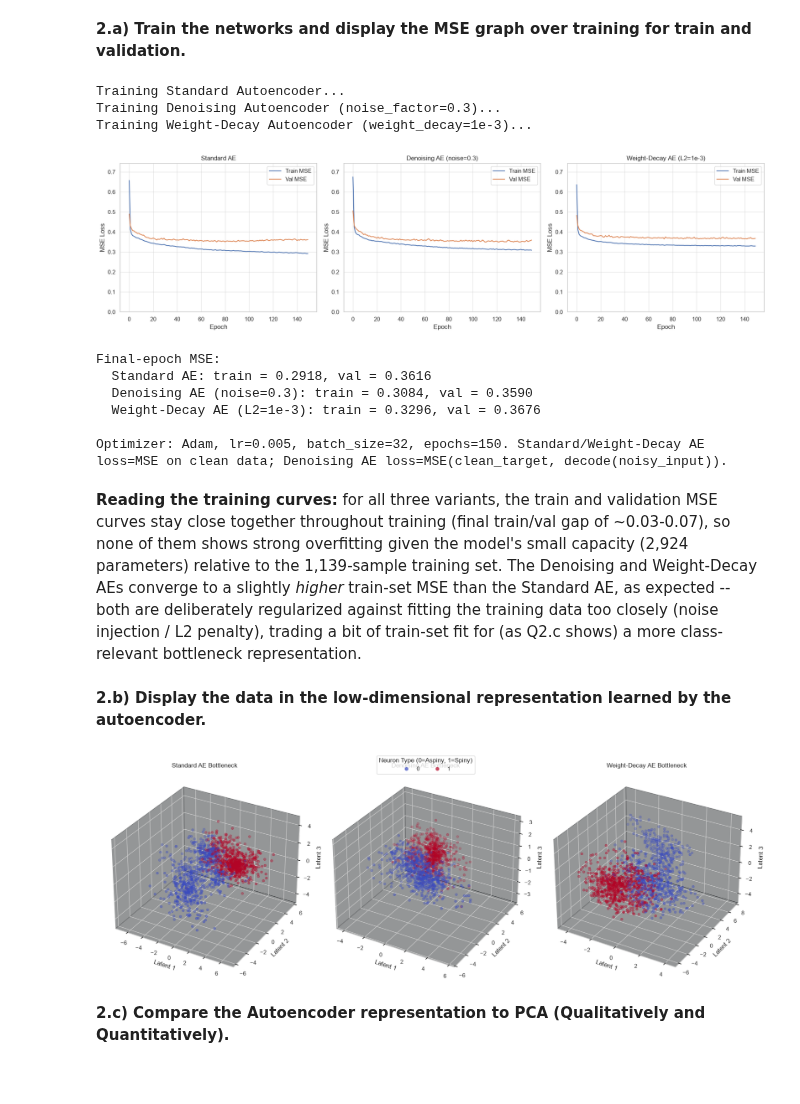
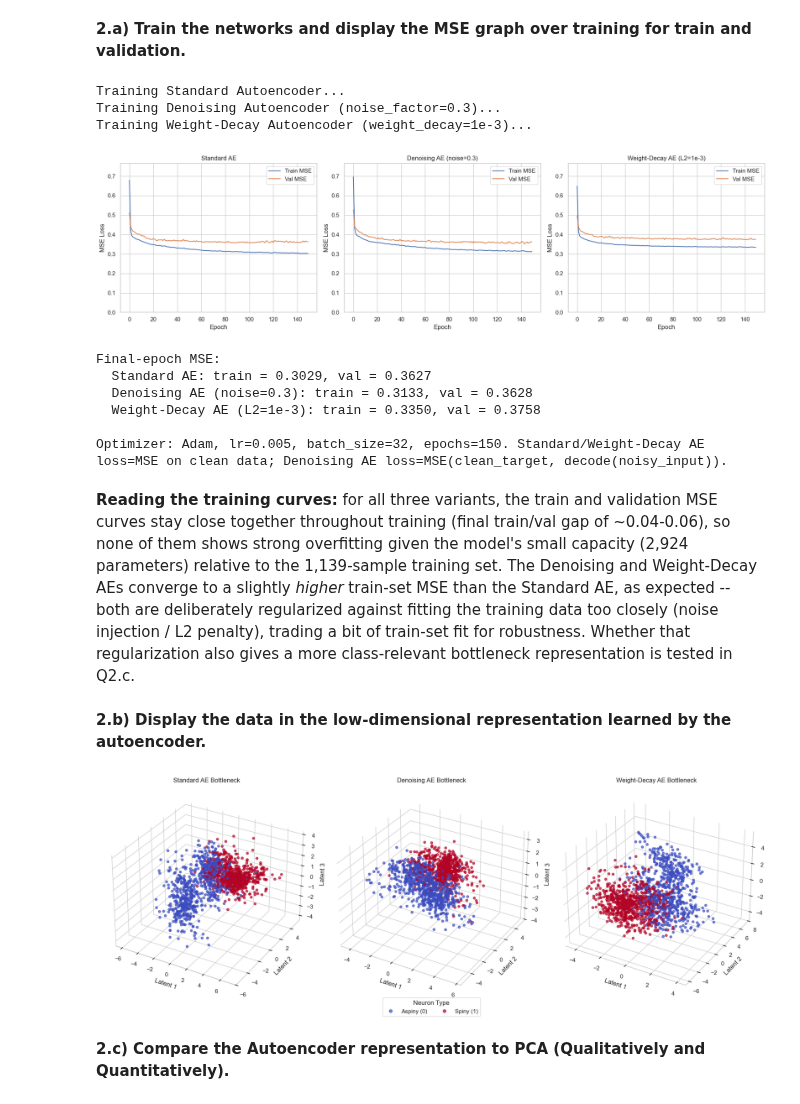
Before and after one commit to zassoulin/868369501-nn-final-project, a Jupyter notebook: Part_B.ipynb, the cells around one changed output. Drawn from its saved outputs; the diff is of its cells as text; code cells hidden in the pictures.

```diff
--- a/Part_B.ipynb
+++ b/Part_B.ipynb
@@ -21,6 +21,13 @@ import torch.optim as optim
 
 plt.rcParams['figure.figsize'] = (10, 6)
 sns.set_theme(style="whitegrid")
+
+
+def white_3d_panes(ax):
+    """Give a 3D axis plain white background panes (the seaborn theme draws them dark gray,
+    which makes the points hard to see once the figure is printed)."""
+    for axis in (ax.xaxis, ax.yaxis, ax.zaxis):
+        axis.set_pane_color((1.0, 1.0, 1.0, 1.0))
 # %% [markdown]
 ### Data Loading
 We load `feat_data.csv` and use only its numeric electrophysiological feature columns for the unsupervised learning algorithms (PCA, Autoencoder), ignoring the `dendrite_type` column entirely as an input feature -- it is used only afterwards, for coloring plots and validating/scoring the learned representations.
@@ -49,11 +58,21 @@ print(f"Class counts -> spiny: {(y == 1).sum()}, aspiny: {(y == 0).sum()}")
 scaler = StandardScaler()
 X_scaled = scaler.fit_transform(X)
 
-# Train/validation split, used for the Autoencoder training in Question 2 (the PCA analysis in
-# Question 1 uses the full standardized dataset, since PCA has no separate training procedure).
-X_train, X_val, y_train, y_val = train_test_split(
-    X_scaled, y, test_size=0.2, random_state=42, stratify=y
+# `X_scaled` above is used by the PCA analysis in Question 1, which has no held-out set: PCA is
+# fitted on the full dataset, so standardizing with the full dataset's statistics leaks nothing.
+
+# The Autoencoder in Question 2 does have a validation set, so for it we split FIRST and fit a
+# separate scaler on the training rows only. The validation rows are merely transformed with the
+# training mean/std -- fitting the scaler on all rows would let validation statistics leak into
+# training and make the validation MSE slightly optimistic.
+X_train_raw, X_val_raw, y_train, y_val = train_test_split(
+    X, y, test_size=0.2, random_state=42, stratify=y
 )
+ae_scaler = StandardScaler().fit(X_train_raw)
+X_train = ae_scaler.transform(X_train_raw)
+X_val = ae_scaler.transform(X_val_raw)
+# All 1,424 neurons in the Autoencoder's own input scale, for the bottleneck plots/metrics.
+X_ae_all = ae_scaler.transform(X)
 print(f"AE training data shape: {X_train.shape}, AE validation data shape: {X_val.shape}")
 # %% [output]
 Loading data from feat_data.csv...
@@ -317,46 +338,48 @@ Training Denoising Autoencoder (noise_factor=0.3)...
 Training Weight-Decay Autoencoder (weight_decay=1e-3)...
 [figure]
 Final-epoch MSE:
-  Standard AE: train = 0.2918, val = 0.3616
-  Denoising AE (noise=0.3): train = 0.3084, val = 0.3590
-  Weight-Decay AE (L2=1e-3): train = 0.3296, val = 0.3676
+  Standard AE: train = 0.3029, val = 0.3627
+  Denoising AE (noise=0.3): train = 0.3133, val = 0.3628
+  Weight-Decay AE (L2=1e-3): train = 0.3350, val = 0.3758
 
 Optimizer: Adam, lr=0.005, batch_size=32, epochs=150. Standard/Weight-Decay AE loss=MSE on clean data; Denoising AE loss=MSE(clean_target, decode(noisy_input)).
 # %% [markdown]
-**Reading the training curves:** for all three variants, the train and validation MSE curves stay close together throughout training (final train/val gap of ~0.03-0.07), so none of them shows strong overfitting given the model's small capacity (2,924 parameters) relative to the 1,139-sample training set. The Denoising and Weight-Decay AEs converge to a slightly *higher* train-set MSE than the Standard AE, as expected -- both are deliberately regularized against fitting the training data too closely (noise injection / L2 penalty), trading a bit of train-set fit for (as Q2.c shows) a more class-relevant bottleneck representation.
+**Reading the training curves:** for all three variants, the train and validation MSE curves stay close together throughout training (final train/val gap of ~0.04-0.06), so none of them shows strong overfitting given the model's small capacity (2,924 parameters) relative to the 1,139-sample training set. The Denoising and Weight-Decay AEs converge to a slightly *higher* train-set MSE than the Standard AE, as expected -- both are deliberately regularized against fitting the training data too closely (noise injection / L2 penalty), trading a bit of train-set fit for robustness. Whether that regularization also gives a more class-relevant bottleneck representation is tested in Q2.c.
 # %% [markdown]
 **2.b) Display the data in the low-dimensional representation learned by the autoencoder.**
 # %%
 # Extract bottleneck representations for the entire dataset, for all three AE variants
 def get_bottleneck(model, X):
     model.eval()
     with torch.no_grad():
         _, z = model(torch.FloatTensor(X))
     return z.numpy()
 
-X_ae_std = get_bottleneck(model_standard, X_scaled)
-X_ae_dae = get_bottleneck(model_denoising, X_scaled)
-X_ae_wd = get_bottleneck(model_weightdecay, X_scaled)
+X_ae_std = get_bottleneck(model_standard, X_ae_all)
+X_ae_dae = get_bottleneck(model_denoising, X_ae_all)
+X_ae_wd = get_bottleneck(model_weightdecay, X_ae_all)
 
 ae_variants = {
     "Standard AE": (model_standard, X_ae_std),
     "Denoising AE": (model_denoising, X_ae_dae),
     "Weight-Decay AE": (model_weightdecay, X_ae_wd),
 }
 
 fig = plt.figure(figsize=(18, 6))
 for i, (name, (_, Z)) in enumerate(ae_variants.items()):
     ax = fig.add_subplot(1, 3, i + 1, projection='3d')
+    white_3d_panes(ax)
     sc = ax.scatter(Z[:, 0], Z[:, 1], Z[:, 2], c=y, cmap='coolwarm', alpha=0.7)
     ax.set_title(f"{name} Bottleneck")
     ax.set_xlabel("Latent 1")
     ax.set_ylabel("Latent 2")
     ax.set_zlabel("Latent 3")
-fig.legend(*sc.legend_elements(), title="Neuron Type (0=Aspiny, 1=Spiny)", loc='upper center', ncol=2, bbox_to_anchor=(0.5, 1.05))
+# Legend below the panels (above, it covered the middle panel's title), with class names.
+fig.legend(sc.legend_elements()[0], ['Aspiny (0)', 'Spiny (1)'], title="Neuron Type", loc='lower center', ncol=2, bbox_to_anchor=(0.5, -0.06))
 plt.tight_layout()
 plt.show()
 # %% [output]
-[figure, old version]
+[figure, new version]
 # %% [markdown]
 **2.c) Compare the Autoencoder representation to PCA (Qualitatively and Quantitatively).**
 # %%
```
Also changed, not shown: parts of 10 cells of this notebook, 17 other files.
